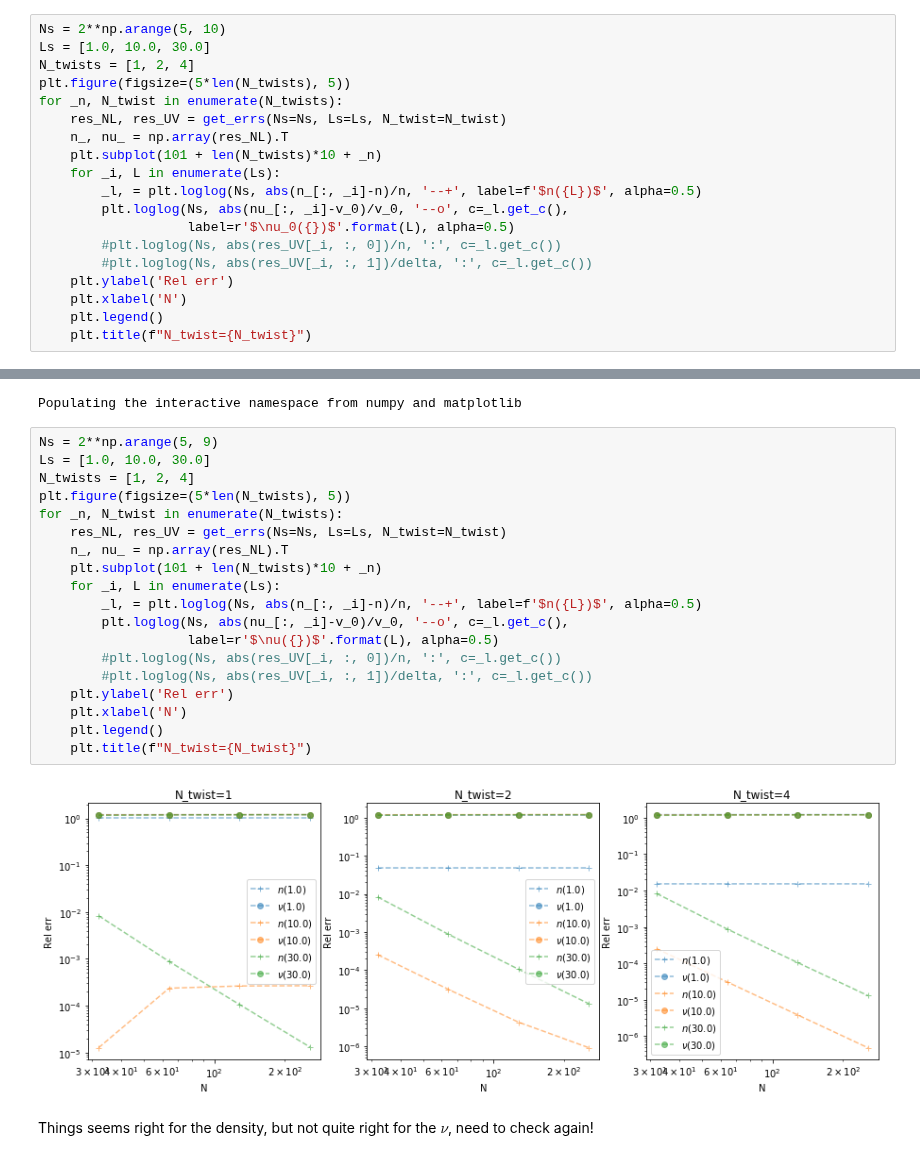
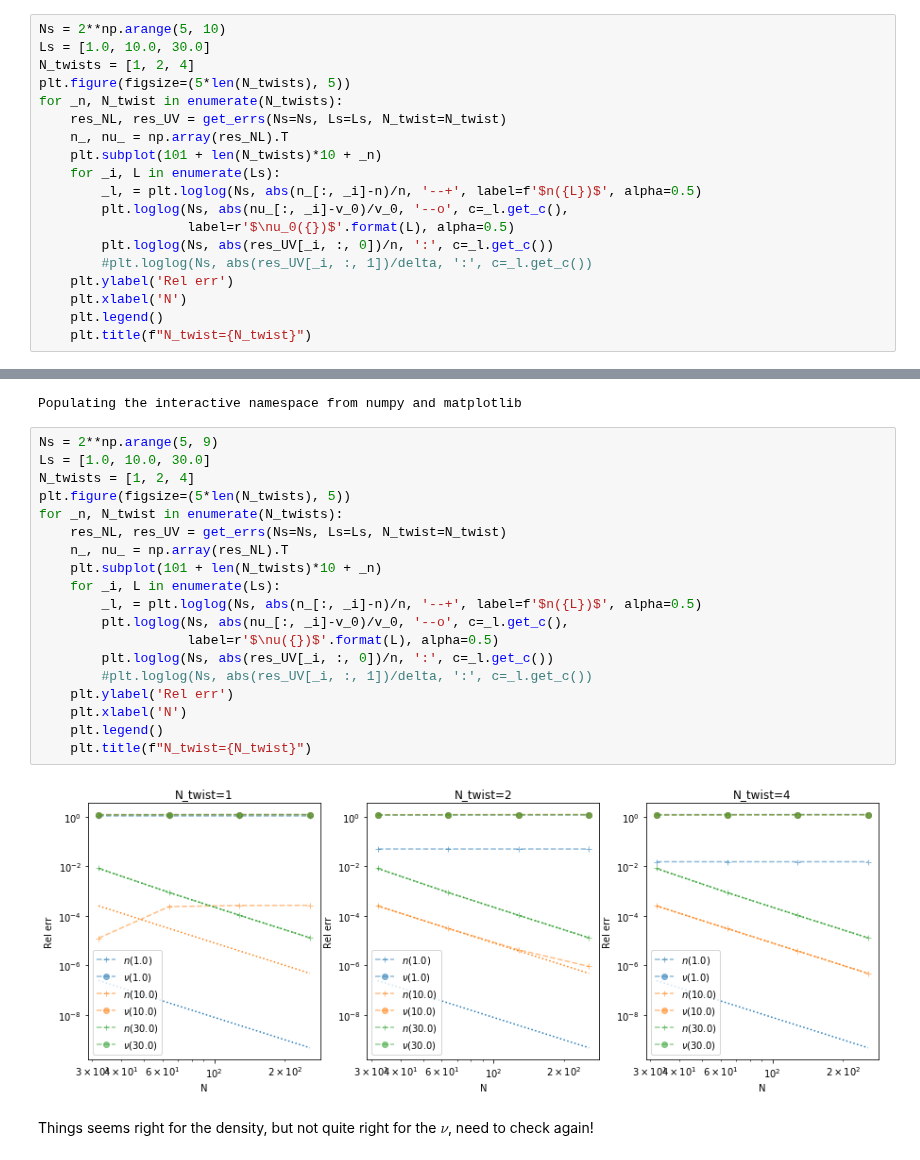
Before and after one commit to Chunde/QuantumFermionicTheory, a Jupyter notebook: mmf-hfb/Docs/Homogeneous Matter.ipynb, the cells around one changed output, grey strips where cells are left out. Cells and saved outputs as stored; diff of their text form.

```diff
--- a/mmf-hfb/Docs/Homogeneous Matter.ipynb
+++ b/mmf-hfb/Docs/Homogeneous Matter.ipynb
@@ -224,7 +224,7 @@ for _n, N_twist in enumerate(N_twists):
         _l, = plt.loglog(Ns, abs(n_[:, _i]-n)/n, '--+', label=f'$n({L})$', alpha=0.5)
         plt.loglog(Ns, abs(nu_[:, _i]-v_0)/v_0, '--o', c=_l.get_c(),
                    label=r'$\nu_0({})$'.format(L), alpha=0.5)
-        #plt.loglog(Ns, abs(res_UV[_i, :, 0])/n, ':', c=_l.get_c())
+        plt.loglog(Ns, abs(res_UV[_i, :, 0])/n, ':', c=_l.get_c())
         #plt.loglog(Ns, abs(res_UV[_i, :, 1])/delta, ':', c=_l.get_c())
     plt.ylabel('Rel err')
     plt.xlabel('N')
@@ -299,23 +299,23 @@ Populating the interactive namespace from numpy and matplotlib
 # %%
 Ns = 2**np.arange(5, 9)
 Ls = [1.0, 10.0, 30.0]
 N_twists = [1, 2, 4]
 plt.figure(figsize=(5*len(N_twists), 5))
 for _n, N_twist in enumerate(N_twists):
     res_NL, res_UV = get_errs(Ns=Ns, Ls=Ls, N_twist=N_twist)
     n_, nu_ = np.array(res_NL).T
     plt.subplot(101 + len(N_twists)*10 + _n)
     for _i, L in enumerate(Ls):
         _l, = plt.loglog(Ns, abs(n_[:, _i]-n)/n, '--+', label=f'$n({L})$', alpha=0.5)
         plt.loglog(Ns, abs(nu_[:, _i]-v_0)/v_0, '--o', c=_l.get_c(),
                    label=r'$\nu({})$'.format(L), alpha=0.5)
-        #plt.loglog(Ns, abs(res_UV[_i, :, 0])/n, ':', c=_l.get_c())
+        plt.loglog(Ns, abs(res_UV[_i, :, 0])/n, ':', c=_l.get_c())
         #plt.loglog(Ns, abs(res_UV[_i, :, 1])/delta, ':', c=_l.get_c())
     plt.ylabel('Rel err')
     plt.xlabel('N')
     plt.legend()
     plt.title(f"N_twist={N_twist}")
 # %% [output]
-[figure, old version]
+[figure, new version]
 # %% [markdown]
 Things seems right for the density, but  not quite right for the $\nu$, need to check again!
```
Also changed, not shown: parts of 3 cells of this notebook, 7 other files.
